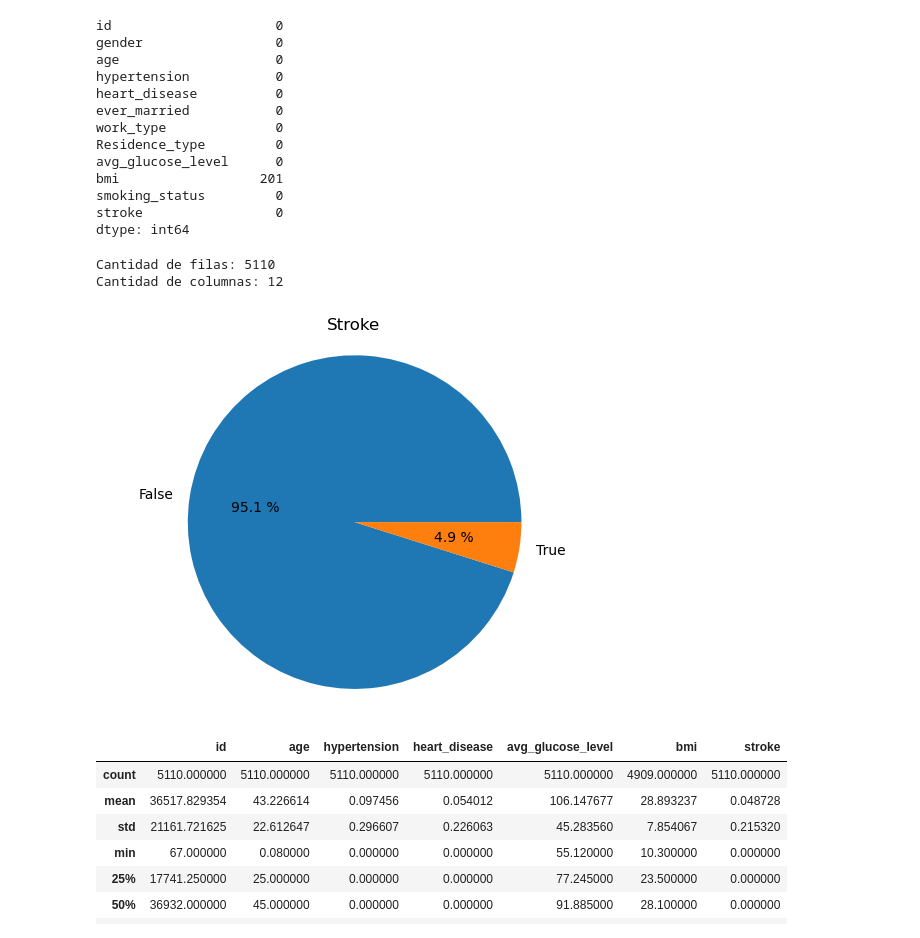
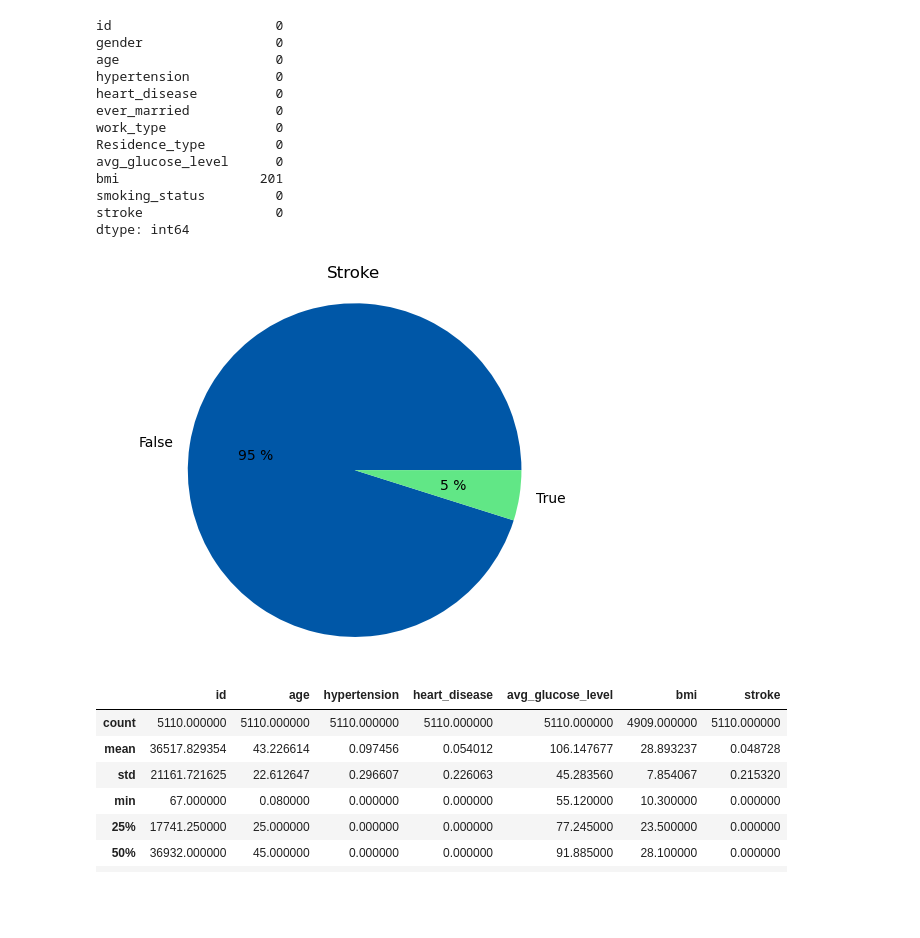
Before and after one commit to Sarahdrdo/Equipo3_AgentesInteligentes_Reto, a Jupyter notebook: Equipo3_Reto_AgentesInteligentes.ipynb, the cells around one changed output. Saved outputs shown, nothing was run; the diff lists cells and outputs as text; code cells hidden in the pictures; blank space fills up the shorter version.

```diff
--- a/Equipo3_Reto_AgentesInteligentes.ipynb
+++ b/Equipo3_Reto_AgentesInteligentes.ipynb
@@ -103,22 +114,16 @@ bmi                  201
 smoking_status         0
 stroke                 0
 dtype: int64
-# %%
-print("Cantidad de filas:", len(raw_data))
-print("Cantidad de columnas:", len(raw_data.columns))
-# %% [output]
-Cantidad de filas: 5110
-Cantidad de columnas: 12
 # %%
 # Exploración de columna de interés (label)
 
 raw_data["stroke"].value_counts()
-plt.pie(raw_data["stroke"].value_counts(),labels=["False","True"], autopct="%0.1f %%")
+plt.pie(raw_data["stroke"].value_counts(),labels=["False","True"], autopct="%0.0f %%", colors=["#0057A7", "#61E786"])
 plt.axis("equal")
 plt.title("Stroke")
 plt.show()
 # %% [output]
-[figure, old version]
+[figure, new version]
 # %%
 raw_data.describe()
 # %% [output]
```
Also changed, not shown: parts of 20 cells of this notebook.
